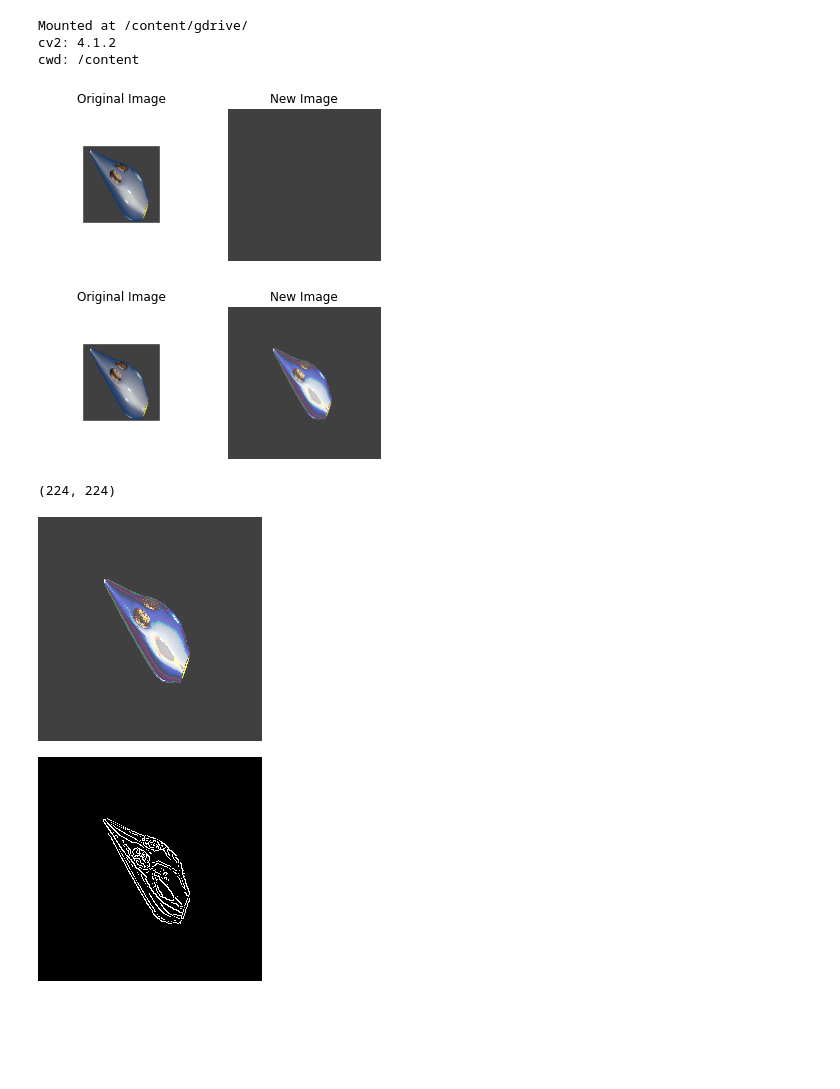
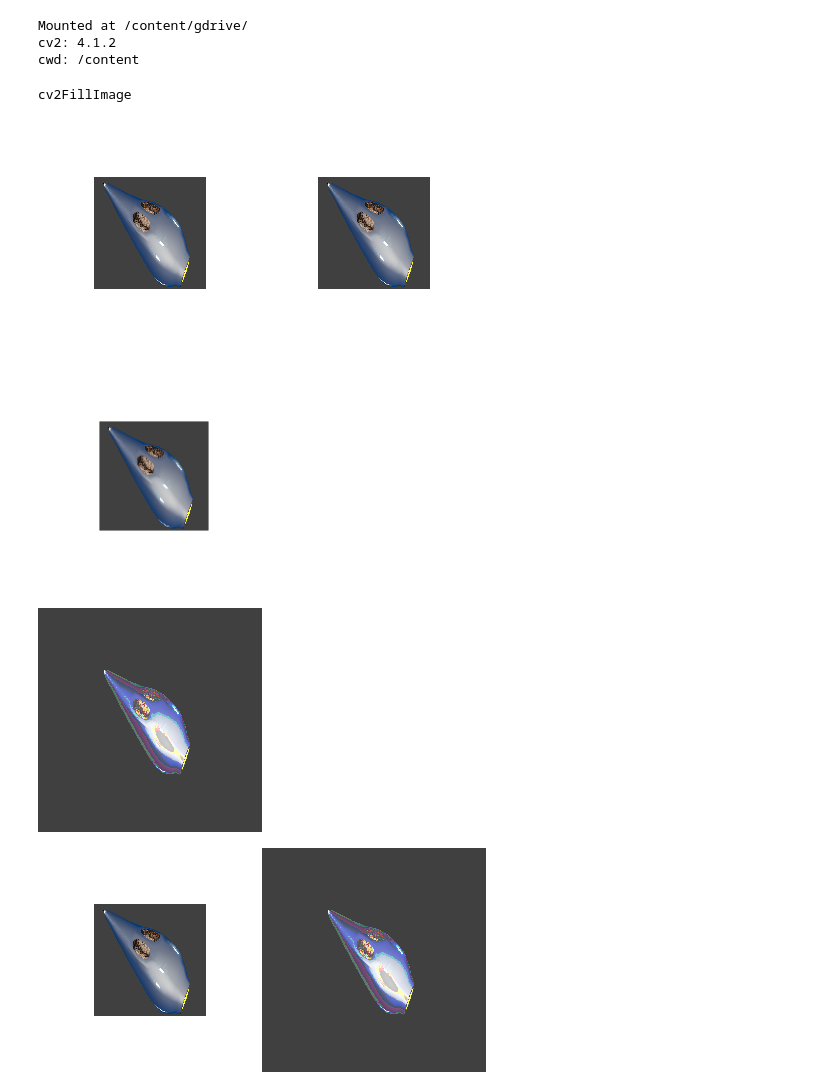
Before and after one commit to iypc-team/CurrentProject, a Jupyter notebook: CV2_Utilities.ipynb, the cells around one changed output. Saved outputs shown, nothing was run; the diff lists cells and outputs as text; code cells hidden in the pictures; blank space fills up the shorter version.

```diff
--- a/CV2_Utilities.ipynb
+++ b/CV2_Utilities.ipynb
@@ -267,41 +286,44 @@ def cv2FillImage(thisImage, silent=True):
 # %%
 
 pth = join(tensorflowImagesPath, 'Enemy')
 pth = join(pth, 'enemy_1.png')
 shutil.copy2(pth, contentPth)
 
 enemyPath = join(contentPth, 'enemy_1.png')
 enemyImg = cv2.imread(enemyPath, cv2.IMREAD_UNCHANGED)
 enemyImg = cv2ResizeImage(enemyImg)
+originalImage = np.copy(enemyImg)
 enemyImg = cv2ZoomImage(enemyImg, newScale=0.5, silent=True)
+
+# enemyImg =
+cv2FillImage(enemyImg, silent=False)
 
 imagePath = join(contentPth, 'zoom_enemy.png')
 cv2.imwrite(imagePath, enemyImg)
 
 try:
     cv2.waitKey(100)
     cv2.destroyAllWindows()
 except: pass
 
 bgImagePath = cv2CreateImageWithColor([64, 64, 64, 255])
 bgImage = cv2.imread(bgImagePath, cv2.IMREAD_UNCHANGED)
 
-try: cv2_imshow()
-except: matPlotCompareTwoImages(enemyImg, bgImage)
+# try: cv2_imshow()
+# except: matPlotCompareTwoImages(enemyImg, bgImage)
 # %% [output]
+cv2FillImage
-[figure, old version]
+[figure, new version]
+[figure, added]
 # %%
 img1 = cv2.imread('zoom_enemy.png', cv2.IMREAD_UNCHANGED)
 img2 = cv2.imread(bgImagePath, cv2.IMREAD_UNCHANGED)
-bitwiseAnd = cv2.bitwise_or(img1, img2)
-matPlotCompareTwoImages(img1, bitwiseAnd)
-
-edgeImg=cv2EdgeDetection(bitwiseAnd)
-print(edgeImg.shape)
-cv2_imshow(bitwiseAnd)
-cv2_imshow(edgeImg)
+bitwiseOr = cv2.bitwise_or(img1, img2)
+cv2_imshow(bitwiseOr)
+# matPlotCompareTwoImages(img1, bitwiseOr)
 # %% [output]
-[figure, old version]
+[figure, new version]
-(224, 224)
-[figure, removed]
-[figure, removed]
+# %%
+cv2ShowTwoImages(img1, bitwiseOr)
+# %% [output]
+[figure, added]
```
Also changed, not shown: parts of 4 cells of this notebook.
